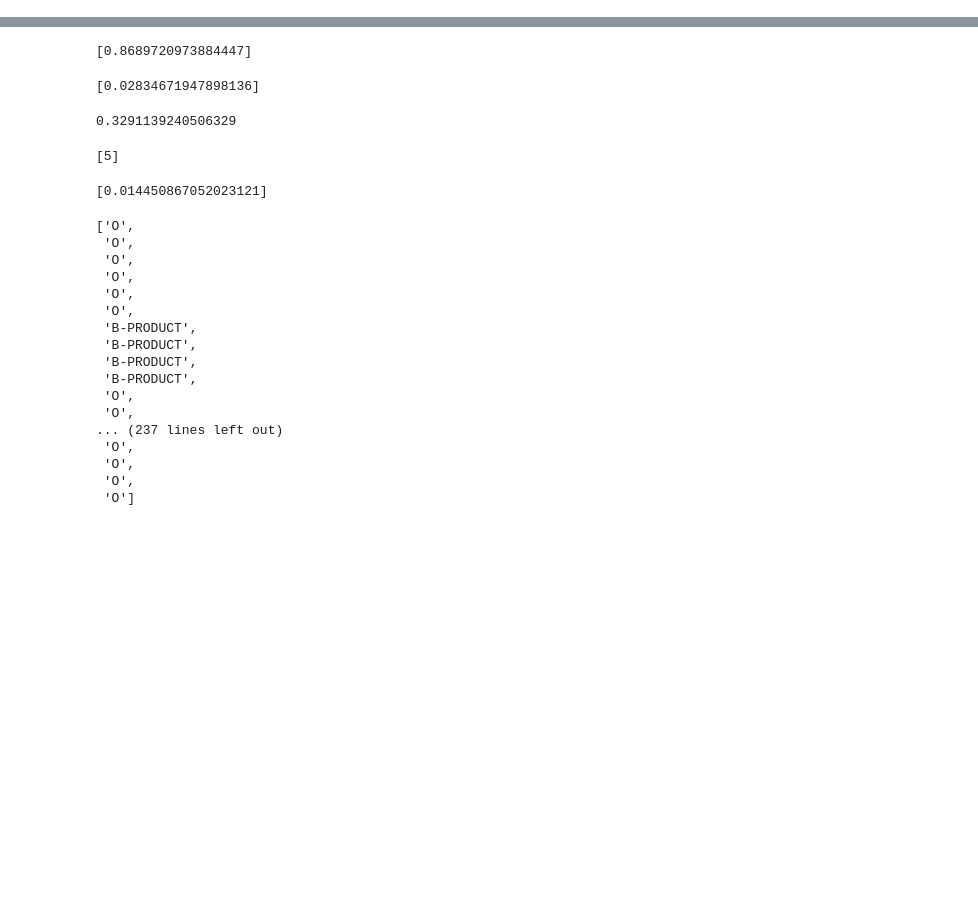
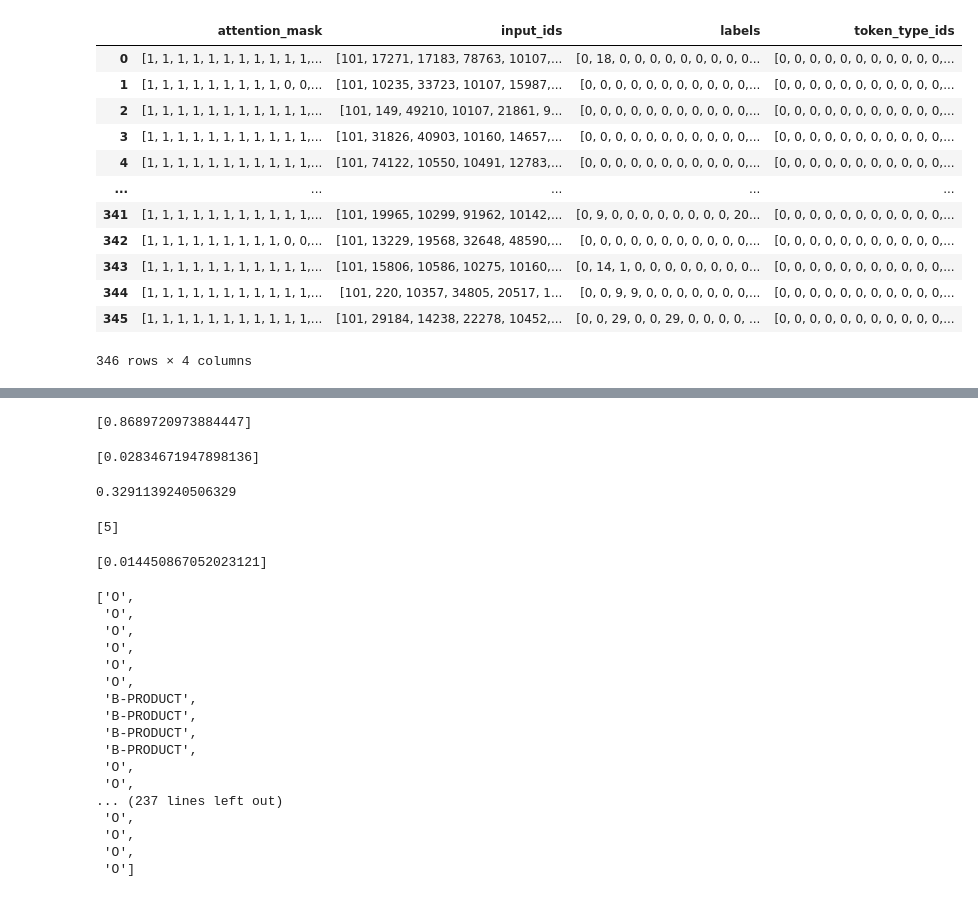
Before and after one commit to krusand/CrossNER-Active-Learning, a Jupyter notebook: ActiveLearning.ipynb, the cells around one changed output, grey strips where cells are left out. Saved outputs shown, nothing was run; the diff lists cells and outputs as text; code cells hidden in the pictures; blank space fills up the shorter version.

```diff
--- a/ActiveLearning.ipynb
+++ b/ActiveLearning.ipynb
@@ -67,3 +114,19 @@ query_strategies = ["random"]
+# %%
+train_dataset.encodings
+# %% [output]
+|  | attention_mask | input_ids | labels | token_type_ids |
+| 0 | [1, 1, 1, 1, 1, 1, 1, 1, 1, 1, 1,... | [101, 17271, 17183, 78763, 10107,... | [0, 18, 0, 0, 0, 0, 0, 0, 0, 0, 0... | [0, 0, 0, 0, 0, 0, 0, 0, 0, 0, 0,... |
+| 1 | [1, 1, 1, 1, 1, 1, 1, 1, 1, 0, 0,... | [101, 10235, 33723, 10107, 15987,... | [0, 0, 0, 0, 0, 0, 0, 0, 0, 0, 0,... | [0, 0, 0, 0, 0, 0, 0, 0, 0, 0, 0,... |
+| 2 | [1, 1, 1, 1, 1, 1, 1, 1, 1, 1, 1,... | [101, 149, 49210, 10107, 21861, 9... | [0, 0, 0, 0, 0, 0, 0, 0, 0, 0, 0,... | [0, 0, 0, 0, 0, 0, 0, 0, 0, 0, 0,... |
+| 3 | [1, 1, 1, 1, 1, 1, 1, 1, 1, 1, 1,... | [101, 31826, 40903, 10160, 14657,... | [0, 0, 0, 0, 0, 0, 0, 0, 0, 0, 0,... | [0, 0, 0, 0, 0, 0, 0, 0, 0, 0, 0,... |
+| 4 | [1, 1, 1, 1, 1, 1, 1, 1, 1, 1, 1,... | [101, 74122, 10550, 10491, 12783,... | [0, 0, 0, 0, 0, 0, 0, 0, 0, 0, 0,... | [0, 0, 0, 0, 0, 0, 0, 0, 0, 0, 0,... |
+| ... | ... | ... | ... | ... |
+| 341 | [1, 1, 1, 1, 1, 1, 1, 1, 1, 1, 1,... | [101, 19965, 10299, 91962, 10142,... | [0, 9, 0, 0, 0, 0, 0, 0, 0, 0, 20... | [0, 0, 0, 0, 0, 0, 0, 0, 0, 0, 0,... |
+| 342 | [1, 1, 1, 1, 1, 1, 1, 1, 1, 0, 0,... | [101, 13229, 19568, 32648, 48590,... | [0, 0, 0, 0, 0, 0, 0, 0, 0, 0, 0,... | [0, 0, 0, 0, 0, 0, 0, 0, 0, 0, 0,... |
+| 343 | [1, 1, 1, 1, 1, 1, 1, 1, 1, 1, 1,... | [101, 15806, 10586, 10275, 10160,... | [0, 14, 1, 0, 0, 0, 0, 0, 0, 0, 0... | [0, 0, 0, 0, 0, 0, 0, 0, 0, 0, 0,... |
+| 344 | [1, 1, 1, 1, 1, 1, 1, 1, 1, 1, 1,... | [101, 220, 10357, 34805, 20517, 1... | [0, 0, 9, 9, 0, 0, 0, 0, 0, 0, 0,... | [0, 0, 0, 0, 0, 0, 0, 0, 0, 0, 0,... |
+| 345 | [1, 1, 1, 1, 1, 1, 1, 1, 1, 1, 1,... | [101, 29184, 14238, 22278, 10452,... | [0, 0, 29, 0, 0, 29, 0, 0, 0, 0, ... | [0, 0, 0, 0, 0, 0, 0, 0, 0, 0, 0,... |
+346 rows × 4 columns
 # %%
 # Initialize parameters
 loss = []
```
Also changed, not shown: parts of 7 cells of this notebook.
